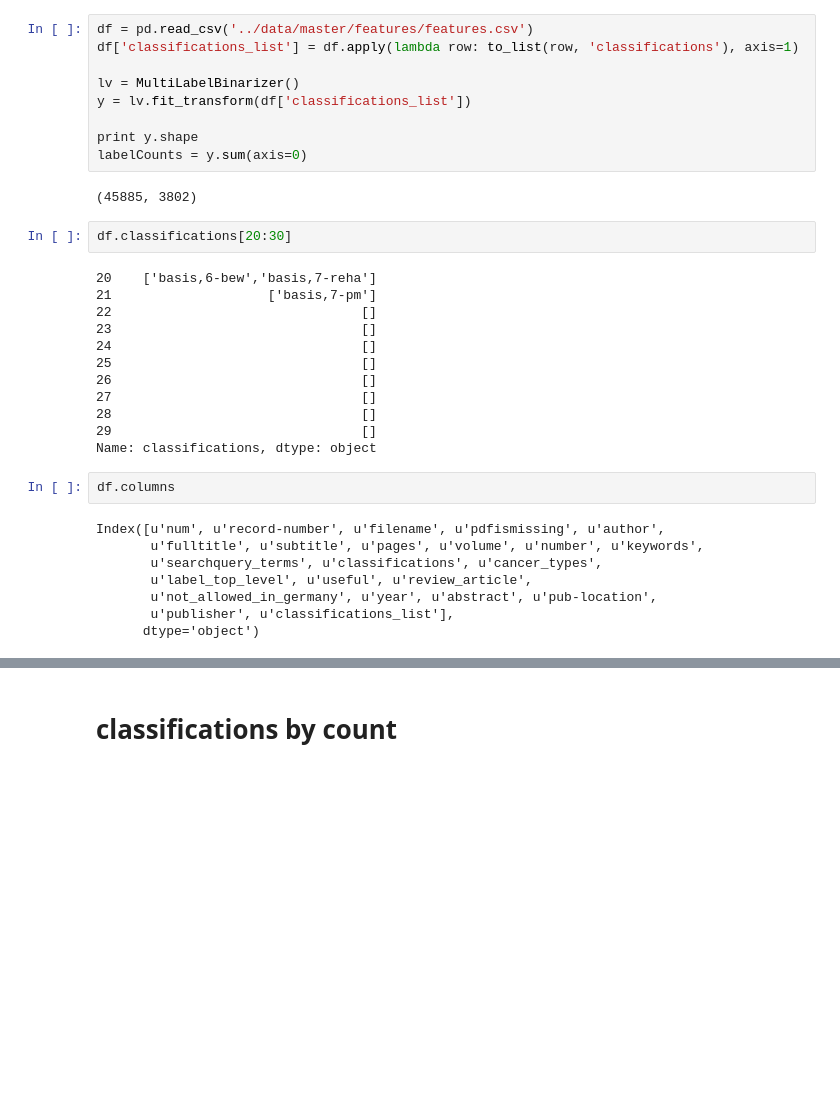
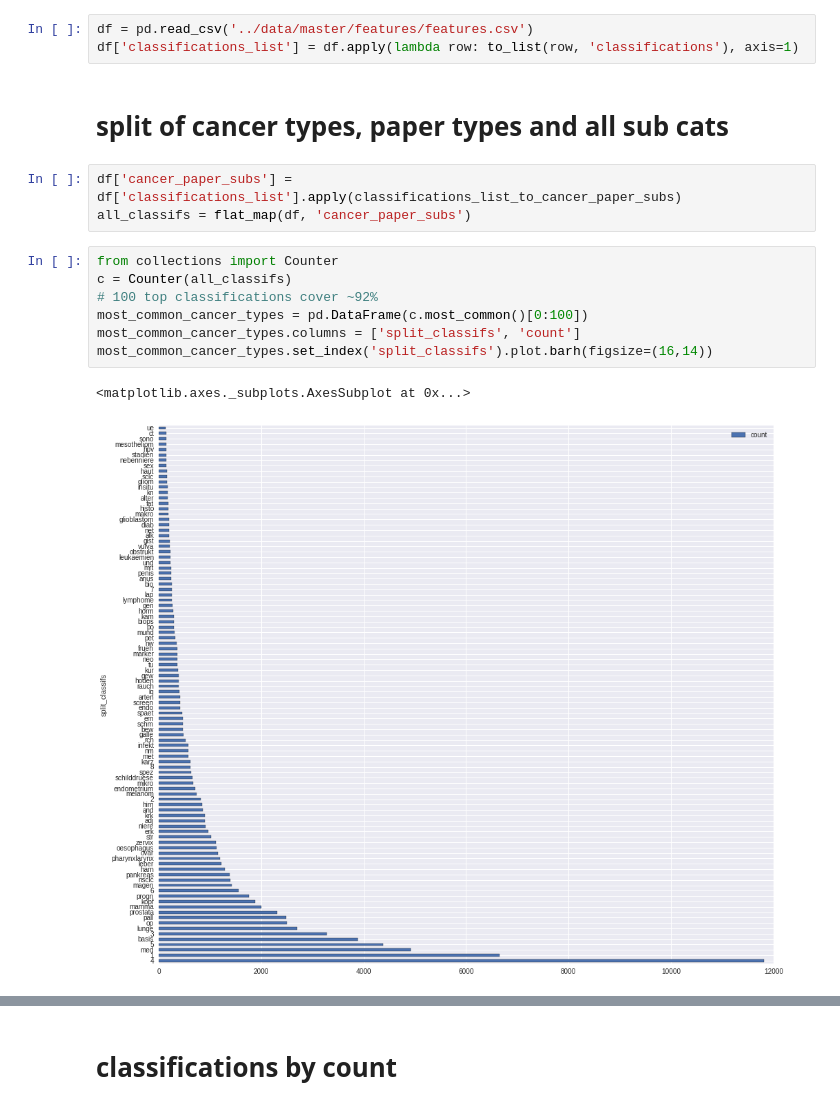
Before and after one commit to tdhd/dssg2017, a Jupyter notebook: labels.ipynb, the cells around one changed output, grey strips where cells are left out. Cells and saved outputs as stored; diff of their text form; blank space fills up the shorter version.

```diff
--- a/labels.ipynb
+++ b/labels.ipynb
@@ -10,35 +10,18 @@ from labels import to_list, flat_map
 # %%
 df = pd.read_csv('../data/master/features/features.csv')
 df['classifications_list'] = df.apply(lambda row: to_list(row, 'classifications'), axis=1)
-
-lv = MultiLabelBinarizer()
-y = lv.fit_transform(df['classifications_list'])
-
-print y.shape
-labelCounts = y.sum(axis=0)
-# %% [output]
-(45885, 3802)
-# %%
-df.classifications[20:30]
-# %% [output]
-20    ['basis,6-bew','basis,7-reha']
-21                    ['basis,7-pm']
-22                                []
-23                                []
-24                                []
-25                                []
-26                                []
-27                                []
-28                                []
-29                                []
-Name: classifications, dtype: object
-# %%
-df.columns
-# %% [output]
-Index([u'num', u'record-number', u'filename', u'pdfismissing', u'author',
-       u'fulltitle', u'subtitle', u'pages', u'volume', u'number', u'keywords',
-       u'searchquery_terms', u'classifications', u'cancer_types',
-       u'label_top_level', u'useful', u'review_article',
-       u'not_allowed_in_germany', u'year', u'abstract', u'pub-location',
-       u'publisher', u'classifications_list'],
-      dtype='object')
+# %% [markdown]
+# split of cancer types, paper types and all sub cats
+# %%
+df['cancer_paper_subs'] = df['classifications_list'].apply(classifications_list_to_cancer_paper_subs)
+all_classifs = flat_map(df, 'cancer_paper_subs')
+# %%
+from collections import Counter
+c = Counter(all_classifs)
+# 100 top classifications cover ~92%
+most_common_cancer_types = pd.DataFrame(c.most_common()[0:100])
+most_common_cancer_types.columns = ['split_classifs', 'count']
+most_common_cancer_types.set_index('split_classifs').plot.barh(figsize=(16,14))
+# %% [output]
+<matplotlib.axes._subplots.AxesSubplot at 0x...>
+[figure, added]
```
Also changed, not shown: parts of 5 cells of this notebook, 2 other files.
